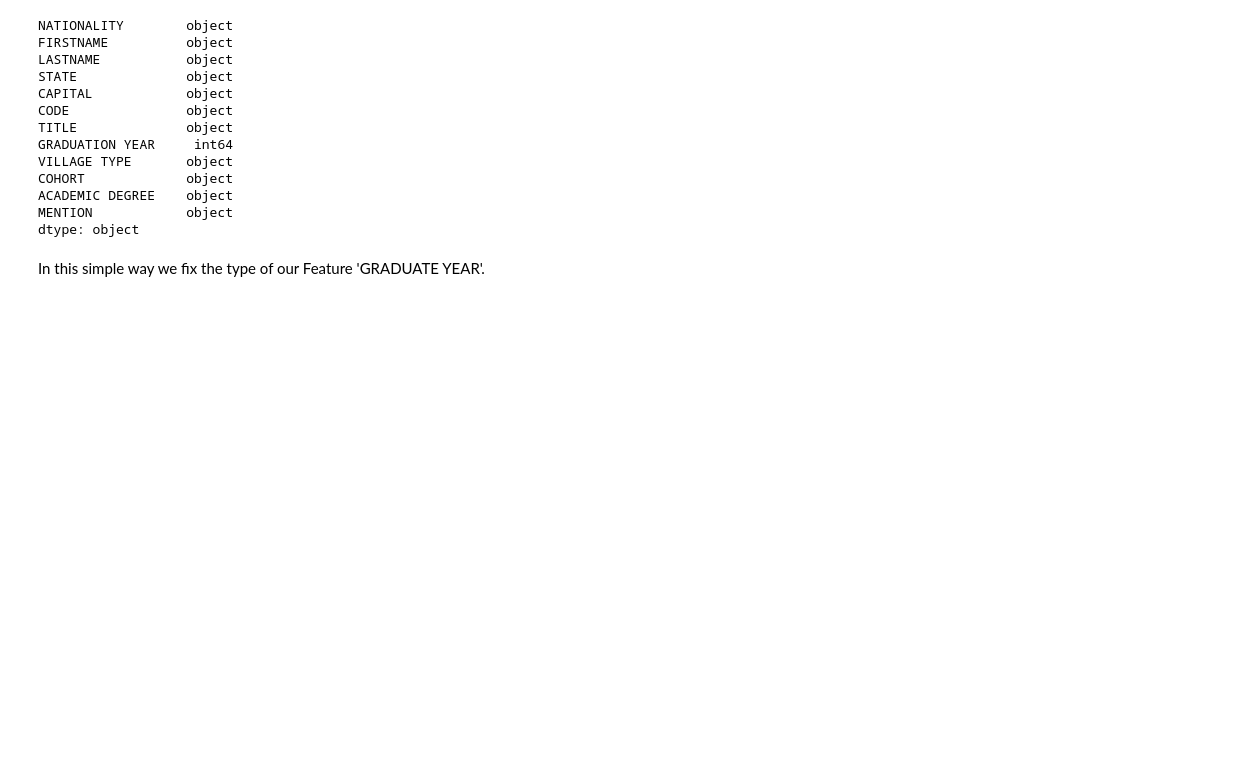
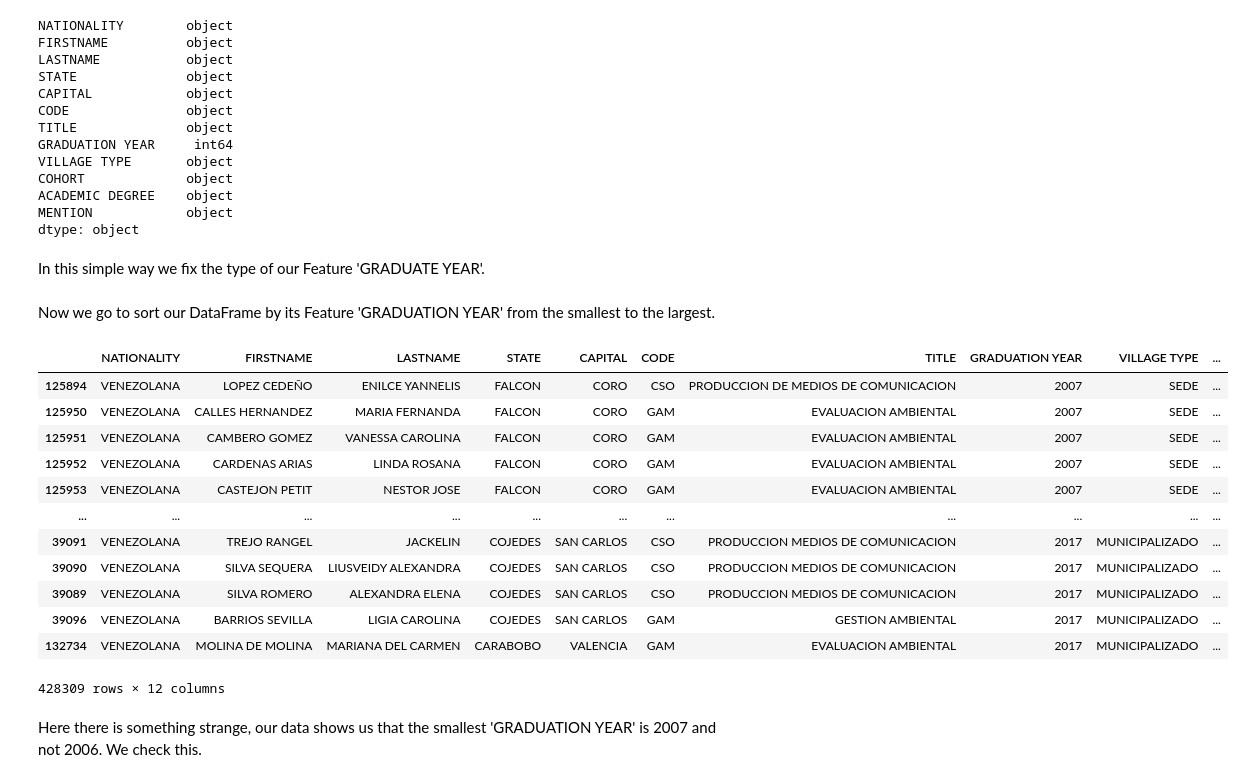
Before and after one commit to gregoryvicent/graduates-UBV-2006-2017, a Jupyter notebook: notebooks/graduatesUBV2006_2017.ipynb, the cells around one changed output. Saved outputs shown, nothing was run; the diff lists cells and outputs as text; code cells hidden in the pictures; blank space fills up the shorter version.

Commit message:
Progress in data analysis

```diff
--- a/notebooks/graduatesUBV2006_2017.ipynb
+++ b/notebooks/graduatesUBV2006_2017.ipynb
@@ -271,3 +271,24 @@ MENTION            object
 dtype: object
 # %% [markdown]
 In this simple way we fix the type of our Feature 'GRADUATE YEAR'.
+# %% [markdown]
+Now we go to sort our DataFrame by its Feature 'GRADUATION YEAR' from the smallest to the largest.
+# %%
+graduates2006_2017.sort_values("GRADUATION YEAR")
+# %% [output]
+|  | NATIONALITY | FIRSTNAME | LASTNAME | STATE | CAPITAL | CODE | TITLE | GRADUATION YEAR | VILLAGE TYPE | ... |
+| 125894 | VENEZOLANA | LOPEZ CEDEÑO | ENILCE YANNELIS | FALCON | CORO | CSO | PRODUCCION DE MEDIOS DE COMUNICACION | 2007 | SEDE | ... |
+| 125950 | VENEZOLANA | CALLES HERNANDEZ | MARIA FERNANDA | FALCON | CORO | GAM | EVALUACION AMBIENTAL | 2007 | SEDE | ... |
+| 125951 | VENEZOLANA | CAMBERO GOMEZ | VANESSA CAROLINA | FALCON | CORO | GAM | EVALUACION AMBIENTAL | 2007 | SEDE | ... |
+| 125952 | VENEZOLANA | CARDENAS ARIAS | LINDA ROSANA | FALCON | CORO | GAM | EVALUACION AMBIENTAL | 2007 | SEDE | ... |
+| 125953 | VENEZOLANA | CASTEJON PETIT | NESTOR JOSE | FALCON | CORO | GAM | EVALUACION AMBIENTAL | 2007 | SEDE | ... |
+| ... | ... | ... | ... | ... | ... | ... | ... | ... | ... | ... |
+| 39091 | VENEZOLANA | TREJO RANGEL | JACKELIN | COJEDES | SAN CARLOS | CSO | PRODUCCION MEDIOS DE COMUNICACION | 2017 | MUNICIPALIZADO | ... |
+| 39090 | VENEZOLANA | SILVA SEQUERA | LIUSVEIDY ALEXANDRA | COJEDES | SAN CARLOS | CSO | PRODUCCION MEDIOS DE COMUNICACION | 2017 | MUNICIPALIZADO | ... |
+| 39089 | VENEZOLANA | SILVA ROMERO | ALEXANDRA ELENA | COJEDES | SAN CARLOS | CSO | PRODUCCION MEDIOS DE COMUNICACION | 2017 | MUNICIPALIZADO | ... |
+| 39096 | VENEZOLANA | BARRIOS SEVILLA | LIGIA CAROLINA | COJEDES | SAN CARLOS | GAM | GESTION AMBIENTAL | 2017 | MUNICIPALIZADO | ... |
+| 132734 | VENEZOLANA | MOLINA DE MOLINA | MARIANA DEL CARMEN | CARABOBO | VALENCIA | GAM | EVALUACION AMBIENTAL | 2017 | MUNICIPALIZADO | ... |
+428309 rows × 12 columns
+# %% [markdown]
+Here there is something strange, our data shows us that the smallest 'GRADUATION YEAR' is 2007 and not 2006.
+We check this.
```
